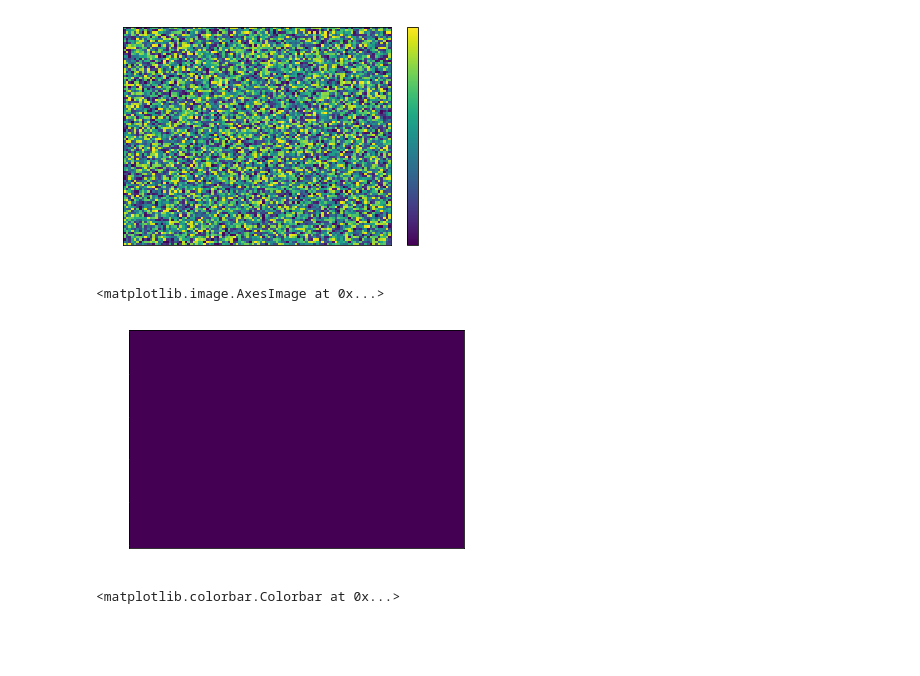
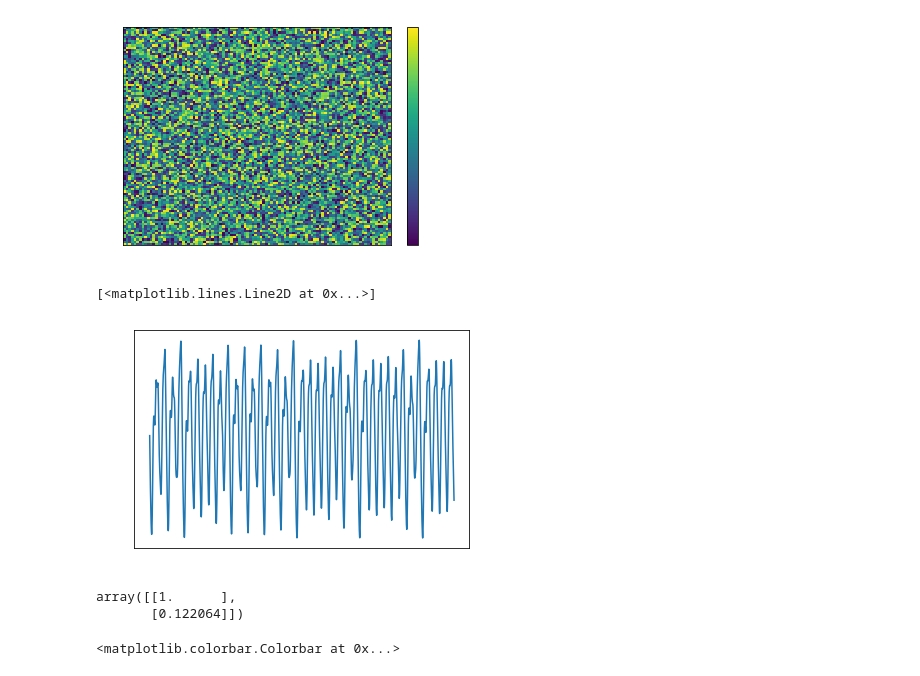
Before and after one commit to mizvol/miniESN, a Jupyter notebook: mini-esn.ipynb, the cells around one changed output. Saved outputs shown, nothing was run; the diff lists cells and outputs as text; code cells hidden in the pictures; blank space fills up the shorter version.

Commit message:
Figures, tests

```diff
--- a/mini-esn.ipynb
+++ b/mini-esn.ipynb
@@ -54,11 +58,11 @@ colorbar()
 X = zeros((1+inSize+resSize,trainLen-initLen))
 # set the corresponding target matrix directly
 Yt = data[None,initLen+1:trainLen+1]
-# %%
-imshow(X, aspect='auto')
-# %% [output]
-<matplotlib.image.AxesImage at 0x...>
-[figure, removed]
+# %%
+plot(Yt[0])
+# %% [output]
+[<matplotlib.lines.Line2D at 0x...>]
+[figure, added]
 # %%
 # run the reservoir with the data and collect X
 x = zeros((resSize,1))
@@ -67,6 +71,12 @@ for t in range(trainLen):
     x = (1-a)*x + a*tanh( dot( Win, vstack((1,u)) ) + dot( W, x ) )
     if t >= initLen:
         X[:,t-initLen] = vstack((1,u,x))[:,0]
+# %%
+u = data[0]
+vstack((1,u))
+# %% [output]
+array([[1.      ],
+       [0.122064]])
 # %%
 title('Reservoir activations $\mathbf{x}(n)$')
 imshow(X, aspect='auto')
```
Also changed, not shown: parts of 1 cell of this notebook.
